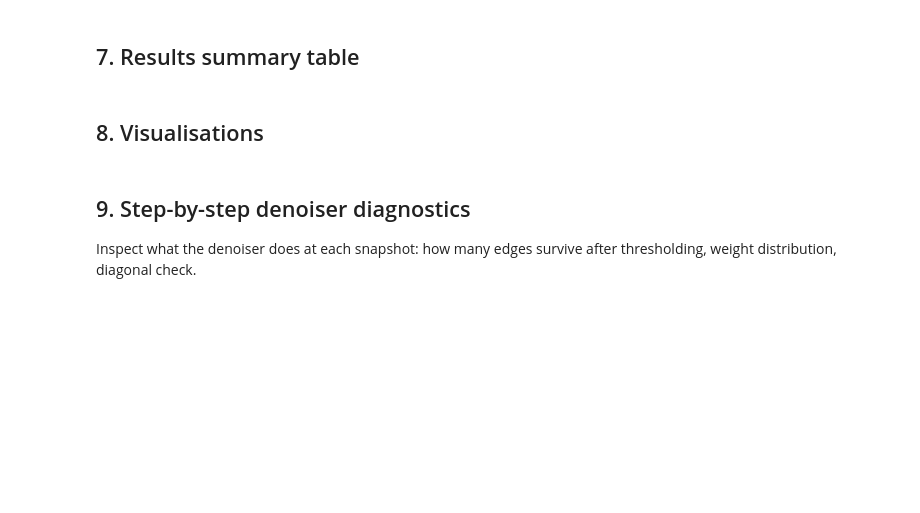
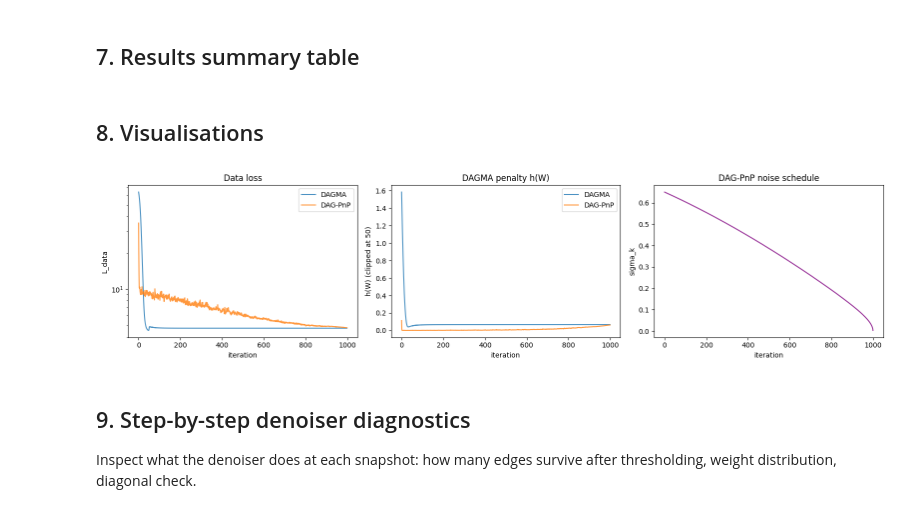
Before and after one commit to aliaaz99/dag-pnp, a Jupyter notebook: experiment1_debug.ipynb, the cells around one changed output. Drawn from its saved outputs; the diff is of its cells as text; code cells hidden in the pictures; blank space fills up the shorter version.

```diff
--- a/experiment1_debug.ipynb
+++ b/experiment1_debug.ipynb
@@ -35,7 +35,7 @@ THRESHOLD   = 0.2    # edge-detection threshold (fixed)
 
 # experiment setup
 D         = 20
-N_SAMPLES = 20
+N_SAMPLES = 50
 SEED      = 10        # rng = seed * 1000 = 0
 NORMALISE = False
 
@@ -513,7 +513,7 @@ def dag_pnp_debug(
     device = X.device
     dtype  = X.dtype
 
-    W = torch.zeros(d, d, device=device, dtype=dtype) if W_init is None else W_init.clone()
+    W = torch.randn(d, d, device=device, dtype=dtype) if W_init is None else W_init.clone()
     W = project_onto_K(W, s, delta_min, W_max)
 
     history = {'loss': [], 'h': [], 'sigma': [], 'gamma': [], 'denoiser_w': []}
@@ -575,13 +575,13 @@ def dag_pnp_debug(
                 std_sq  = (std_td ** 2).view(1, 1, 1)
                 W_struct = ((adj_t + std_sq * score) / mean_c).squeeze(0).cpu()
 
-            # Step 5b — SNR-based mixing:
-            #   denoiser_weight = sigma_k / sigma_start   ∈ (0, 1]
-            #   High sigma (early): denoiser_weight ~ 1  → W_tilde ~ W_struct
-            #   Low  sigma (late):  denoiser_weight ~ 0  → W_tilde ~ z
-            # denoiser_w = sigma_k / sigma_start
-            denoiser_w = 1 * (mean_c[0,0,0].item() / std_td.item())**-1  # more principled, but can be >1 early on
+            eye_ = torch.eye(d, device=device, dtype=dtype)
+            # W_struct = W_struct * (1 - eye_)
+            denoiser_w = 1.5 * (mean_c[0,0,0].item() / std_td.item())**-1  # more principled, but can be >1 early on
             W_tilde = (1.0 - denoiser_w) * z + denoiser_w * W_struct.to(device)
+            # W_tilde = W_tilde * (1 - eye_)  # ensure diag=0 after mixing
+            # W_binary = (W_struct.abs() > 0.05).float()
+            # W_tilde = z * W_binary
             # denoiser_w = 1.0
             # W_tilde = z
 
@@ -639,16 +639,23 @@ print('dag_pnp_debug defined.')
 print('Running DAG-PnP...')
 DEBUG_ITERS = [0, 1, 5, 10, 50, 100, 499, 999]
 
-# ── DAGMA (identity denoiser = no structural prior) ───────────────────────────
+# # ── DAGMA (identity denoiser = no structural prior) ───────────────────────────
 print('Running DAGMA...')
-kw['eta'] = 0.1
-W_d_norm, hist_d, _ = dag_pnp_debug(
-    X_opt, IdentityDenoiser(), inject_noise=False,
-    verbose=True, log_every=100, **kw
-)
-W_dagma = denormalise_W(W_d_norm.detach().numpy(), denorm)
-m_d = evaluate_dag(W_dagma, W_true, THRESHOLD)
-print(f'  SHD={m_d["shd"]}  F1={m_d["f1"]:.3f}  TP={m_d["tp"]}  FP={m_d["fp"]}  FN={m_d["fn"]}')
+kw['eta'] = 0.5
+rng_seed = 1 #SEED * 1 # SEED * 1000
+torch.manual_seed(rng_seed)
+np.random.seed(rng_seed)
+
+# W_d_norm, hist_d, _ = dag_pnp_debug(
+#     X_opt, IdentityDenoiser(), inject_noise=False,
+#     verbose=True, log_every=100, **kw
+# )
+# W_dagma = denormalise_W(W_d_norm.detach().numpy(), denorm)
+# m_d = evaluate_dag(W_dagma, W_true, THRESHOLD)
+# print(f'  SHD={m_d["shd"]}  F1={m_d["f1"]:.3f}  TP={m_d["tp"]}  FP={m_d["fp"]}  FN={m_d["fn"]}')
+
+torch.manual_seed(rng_seed)
+np.random.seed(rng_seed)
 
 W_p_norm, hist_p, snapshots = dag_pnp_debug(
     X_opt, denoiser, inject_noise=True,
@@ -741,31 +748,33 @@ plt.show()
 # %%
 # ── Convergence curves ────────────────────────────────────────────────────────
 fig, (ax1, ax2, ax3) = plt.subplots(1, 3, figsize=(16, 4))
 
 # loss curves
-ax1.plot(hist_n['loss'], label='NOTEARS', alpha=0.8)
+# ax1.plot(hist_n['loss'], label='NOTEARS', alpha=0.8)
 ax1.plot(hist_d['loss'], label='DAGMA',   alpha=0.8)
 ax1.plot(hist_p['loss'], label='DAG-PnP', alpha=0.8)
 ax1.set_xlabel('iteration'); ax1.set_ylabel('L_data'); ax1.set_title('Data loss')
 ax1.legend(); ax1.set_yscale('log')
 
 # acyclicity penalty
 h_d_clipped = [min(v, 50) for v in hist_d['h']]
 h_p_clipped = [min(v, 50) for v in hist_p['h']]
 ax2.plot(h_d_clipped, label='DAGMA',   alpha=0.8)
 ax2.plot(h_p_clipped, label='DAG-PnP', alpha=0.8)
 ax2.set_xlabel('iteration'); ax2.set_ylabel('h(W) (clipped at 50)')
 ax2.set_title('DAGMA penalty h(W)')
 ax2.legend()
 
 # noise schedule (DAG-PnP)
 ax3.plot(hist_p['sigma'], color='purple', alpha=0.8)
 ax3.set_xlabel('iteration'); ax3.set_ylabel('sigma_k')
 ax3.set_title('DAG-PnP noise schedule')
 
 plt.tight_layout()
 plt.savefig('exp1_convergence.png', dpi=120)
 plt.show()
+# %% [output]
+[figure, added]
 # %%
 # ── Denoiser snapshots at selected iterations ─────────────────────────────────
 if snapshots:
```
Also changed, not shown: parts of 3 cells of this notebook, 27 other files.
